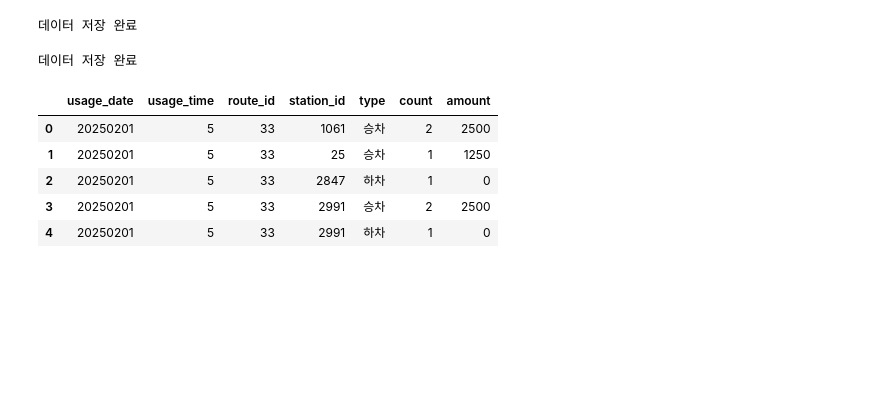
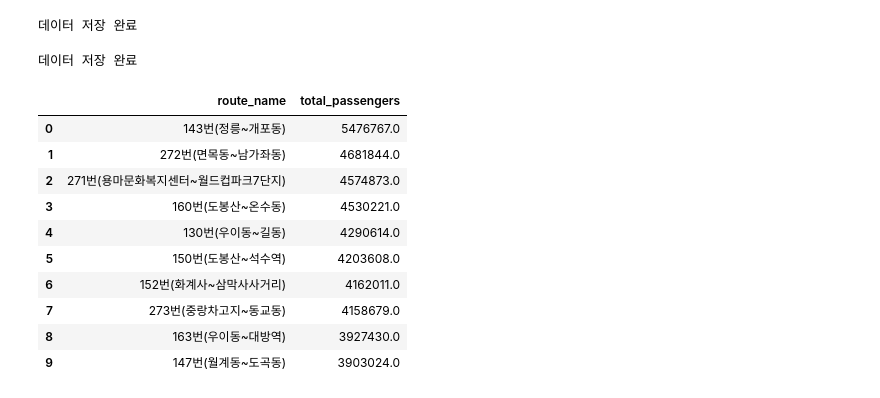
Before and after one commit to joeunjiii/bus-data-pipeline, a Jupyter notebook: convert.ipynb, the cells around one changed output. Saved outputs shown, nothing was run; the diff lists cells and outputs as text; code cells hidden in the pictures; blank space fills up the shorter version.

```diff
--- a/convert.ipynb
+++ b/convert.ipynb
@@ -512,27 +505,45 @@ print("데이터 저장 완료")
 # %% [output]
 데이터 저장 완료
 # %%
-df_logs = df[['일자', '시간', '노선코드', '정류장코드', '승하차', '거래건수', '거래금액']].copy()
+df_logs = df[['사용일자', '노선번호', '표준버스정류장ID', '승차총승객수', '하차총승객수', '등록일자']].copy()
 
 
+#외래키
+df_logs['노선번호'] = df_logs['노선번호'].astype(str)
+df_logs['표준버스정류장ID'] = df_logs['표준버스정류장ID'].astype(str)
+
 # 컬럼명 매핑
-df_logs.columns = ['usage_date', 'usage_time', 'route_id', 'station_id', 'type', 'count', 'amount']
+df_logs.columns = ['usage_date', 'route_id', 'station_id', 'boarding_count', 'alighting_count', 'reg_date']
 
-# DB 저장 (chunksize=1000 -> 데이터가 많을 경우 100개씩 끊어서 저장)
+# DB 저장 (chunksize=1000 -> 데이터가 많을 경우 1000개씩 끊어서 저장)
 df_logs.to_sql(name="df_logs", con=db_connection, if_exists='append', index=False, chunksize=1000)
 
 print("데이터 저장 완료")
 # %% [output]
 데이터 저장 완료
 # %%
-check_query = "SELECT * FROM df_logs LIMIT 5;"
-result = pd.read_sql(check_query, db_connection)
+# 서울 시민이 가장 많이 타는 버스 Top 10
 
-display(result)
+query = """
+SELECT r.route_name, SUM(f.boarding_count) AS total_passengers
+FROM df_logs f
+JOIN dim_routes r ON f.route_id = r.route_id
+GROUP BY r.route_name
+order BY total_passengers DESC
+LIMIT 10;
+"""
+
+df_top10 = pd.read_sql(query, con=db_connection)
+display(df_top10)
 # %% [output]
-|  | usage_date | usage_time | route_id | station_id | type | count | amount |
-| 0 | 20250201 | 5 | 33 | 1061 | 승차 | 2 | 2500 |
-| 1 | 20250201 | 5 | 33 | 25 | 승차 | 1 | 1250 |
-| 2 | 20250201 | 5 | 33 | 2847 | 하차 | 1 | 0 |
-| 3 | 20250201 | 5 | 33 | 2991 | 승차 | 2 | 2500 |
-| 4 | 20250201 | 5 | 33 | 2991 | 하차 | 1 | 0 |
+|  | route_name | total_passengers |
+| 0 | 143번(정릉~개포동) | 5476767.0 |
+| 1 | 272번(면목동~남가좌동) | 4681844.0 |
+| 2 | 271번(용마문화복지센터~월드컵파크7단지) | 4574873.0 |
+| 3 | 160번(도봉산~온수동) | 4530221.0 |
+| 4 | 130번(우이동~길동) | 4290614.0 |
+| 5 | 150번(도봉산~석수역) | 4203608.0 |
+| 6 | 152번(화계사~삼막사사거리) | 4162011.0 |
+| 7 | 273번(중랑차고지~동교동) | 4158679.0 |
+| 8 | 163번(우이동~대방역) | 3927430.0 |
+| 9 | 147번(월계동~도곡동) | 3903024.0 |
```
Also changed, not shown: parts of 16 cells of this notebook, 2 other files.
